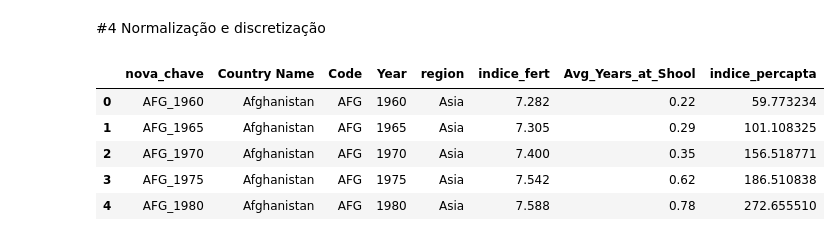
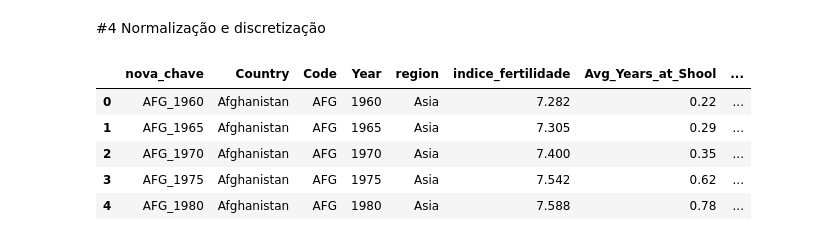
Before and after one commit to Lorybs/PES_ciencia_de_dados, a Jupyter notebook: ProjetoPES.ipynb, the cells around one changed output. Drawn from its saved outputs; the diff is of its cells as text; code cells hidden in the pictures.

```diff
--- a/ProjetoPES.ipynb
+++ b/ProjetoPES.ipynb
@@ -497,7 +446,7 @@ percapta2.head()
 | 14 | AUT_1960 | 935.460427 |
 # %%
 #montando um novo dataset com apenas os dados necessários
-novodataset1 = pd.merge(fertilidade, escolaridade, left_on = ['nova_chave', 'Country Name', 'Code', 'Year'], how='inner',
+novodataset1 = pd.merge(fertilidade, escolaridade, left_on = ['nova_chave', 'Country', 'Code', 'Year'], how='inner',
                         right_on=['nova_chave' , 'Entity' , 'Code' , 'Year'] , validate = 'm:m')
 # %%
 display(novodataset1)
@@ -558,7 +507,7 @@ array(['nova_chave', 'Country Name', 'Code', 'Year', 'indice_fert',
        'Entity', 'Avg_Years_at_Shool', 'indice_percapta', 'region'],
       dtype=object)
 # %%
-selecionadas = ['nova_chave', 'Country Name', 'Code', 'Year', 'region', 'indice_fert', 'Avg_Years_at_Shool', 'indice_percapta']
+selecionadas = ['nova_chave', 'Country', 'Code', 'Year', 'region', 'indice_fertilidade', 'Avg_Years_at_Shool', 'indice_percapta']
 # %%
 datasetfinal2 = datasetfinal.filter(items=selecionadas)
 # %%
@@ -585,11 +534,12 @@ Avg_Years_at_Shool      0
 indice_percapta       298
 dtype: int64
 # %%
-#ajustanto o tipo dos variáveis
-datasetfinal2['Country Name'] = datasetfinal['Country Name'].astype('str')
-datasetfinal2['Code'] = datasetfinal['Code'].astype('str')
-datasetfinal2['region'] = datasetfinal['region'].astype('str')
-datasetfinal2['Year'] = datasetfinal['Year'].astype('int')
+#ajustando o tipo dos variáveis
+datasetfinal2['Country'] = datasetfinal2['Country'].astype('category')
+datasetfinal2['Code'] = datasetfinal2['Code'].astype('category')
+datasetfinal2['region'] = datasetfinal2['region'].astype('category')
+datasetfinal2['nova_chave'] = datasetfinal2['nova_chave'].astype('category')
+datasetfinal2['Year'] = datasetfinal2['Year'].astype('int')
 # %%
 datasetfinal2.dtypes
 # %% [output]
@@ -613,5 +570,5 @@ datasetfinal3 = datasetfinal2
 # %%
-datasetfinal3['indice_percapta'].fillna(datasetfinal2['indice_percapta'].mean(), inplace=True)
+datasetfinal2['indice_percapta'].fillna(datasetfinal2['indice_percapta'].mean(), inplace=True)
 # %%
 print(datasetfinal2.isnull().sum())
 # %% [output]
@@ -627,13 +584,13 @@ dtype: int64
 # %% [markdown]
 #4 Normalização e discretização
 # %%
-datasetfinal3.head()
+datasetfinal2.head()
 # %% [output]
-|  | nova_chave | Country Name | Code | Year | region | indice_fert | Avg_Years_at_Shool | indice_percapta |
-| 0 | AFG_1960 | Afghanistan | AFG | 1960 | Asia | 7.282 | 0.22 | 59.773234 |
-| 1 | AFG_1965 | Afghanistan | AFG | 1965 | Asia | 7.305 | 0.29 | 101.108325 |
-| 2 | AFG_1970 | Afghanistan | AFG | 1970 | Asia | 7.400 | 0.35 | 156.518771 |
-| 3 | AFG_1975 | Afghanistan | AFG | 1975 | Asia | 7.542 | 0.62 | 186.510838 |
-| 4 | AFG_1980 | Afghanistan | AFG | 1980 | Asia | 7.588 | 0.78 | 272.655510 |
+|  | nova_chave | Country | Code | Year | region | indice_fertilidade | Avg_Years_at_Shool | ... |
+| 0 | AFG_1960 | Afghanistan | AFG | 1960 | Asia | 7.282 | 0.22 | ... |
+| 1 | AFG_1965 | Afghanistan | AFG | 1965 | Asia | 7.305 | 0.29 | ... |
+| 2 | AFG_1970 | Afghanistan | AFG | 1970 | Asia | 7.400 | 0.35 | ... |
+| 3 | AFG_1975 | Afghanistan | AFG | 1975 | Asia | 7.542 | 0.62 | ... |
+| 4 | AFG_1980 | Afghanistan | AFG | 1980 | Asia | 7.588 | 0.78 | ... |
 # %%
 #análises descritivas antes da normalização
```
Also changed, not shown: parts of 66 cells of this notebook.
